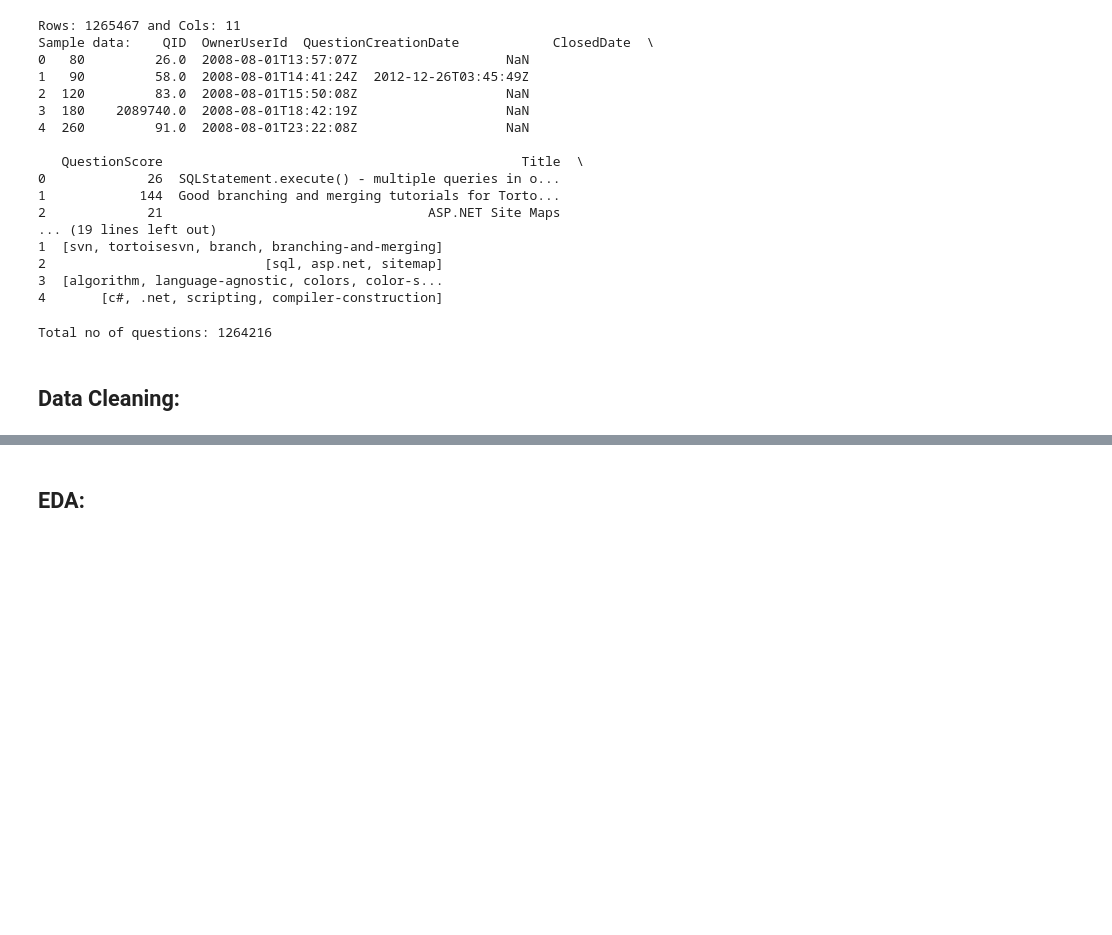
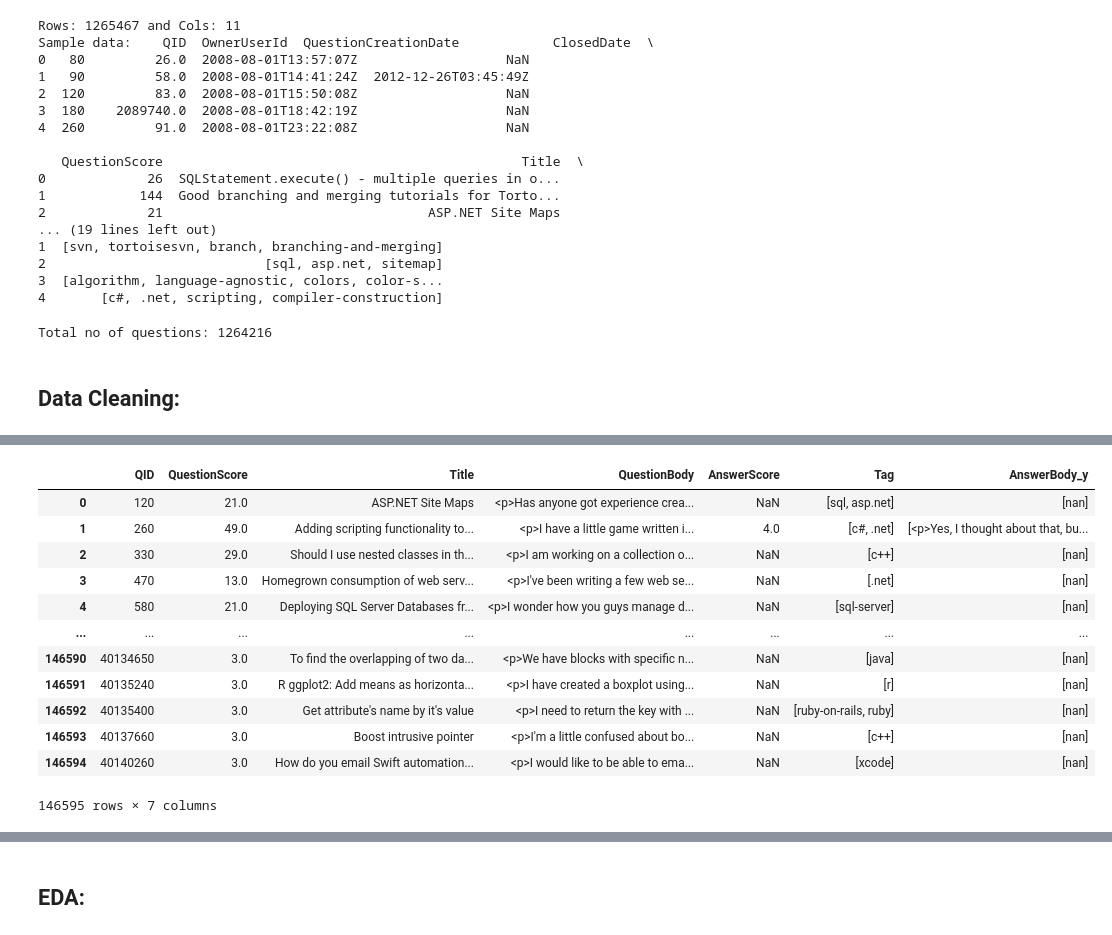
Before and after one commit to ii-varsha-ii/stackoverflow-tags-prediction, a Jupyter notebook: code/StackOverflow-Tags-Prediction-Notebook.ipynb, the cells around one changed output, grey strips where cells are left out. Saved outputs shown, nothing was run; the diff lists cells and outputs as text; code cells hidden in the pictures; blank space fills up the shorter version.

```diff
--- a/code/StackOverflow-Tags-Prediction-Notebook.ipynb
+++ b/code/StackOverflow-Tags-Prediction-Notebook.ipynb
@@ -175,0 +263,3 @@ print(data)
+# %%
+grouped_answers = data.groupby('QID')['AnswerBody'].apply(list)
+grouped_answers
@@ -175,0 +296,3 @@ print(data)
+# %%
+data_with_grouped_answers = data.merge(grouped_answers, left_on=['QID'], right_on=['QID'], how='left')
+data_with_grouped_answers = data_with_grouped_answers.drop(columns=['AnswerBody_x'])
@@ -175,0 +320,16 @@ print(data)
+# %%
+data_with_grouped_answers
+# %% [output]
+|  | QID | QuestionScore | Title | QuestionBody | AnswerScore | Tag | AnswerBody_y |
+| 0 | 120 | 21.0 | ASP.NET Site Maps | <p>Has anyone got experience crea... | NaN | [sql, asp.net] | [nan] |
+| 1 | 260 | 49.0 | Adding scripting functionality to... | <p>I have a little game written i... | 4.0 | [c#, .net] | [<p>Yes, I thought about that, bu... |
+| 2 | 330 | 29.0 | Should I use nested classes in th... | <p>I am working on a collection o... | NaN | [c++] | [nan] |
+| 3 | 470 | 13.0 | Homegrown consumption of web serv... | <p>I've been writing a few web se... | NaN | [.net] | [nan] |
+| 4 | 580 | 21.0 | Deploying SQL Server Databases fr... | <p>I wonder how you guys manage d... | NaN | [sql-server] | [nan] |
+| ... | ... | ... | ... | ... | ... | ... | ... |
+| 146590 | 40134650 | 3.0 | To find the overlapping of two da... | <p>We have blocks with specific n... | NaN | [java] | [nan] |
+| 146591 | 40135240 | 3.0 | R ggplot2: Add means as horizonta... | <p>I have created a boxplot using... | NaN | [r] | [nan] |
+| 146592 | 40135400 | 3.0 | Get attribute's name by it's value | <p>I need to return the key with ... | NaN | [ruby-on-rails, ruby] | [nan] |
+| 146593 | 40137660 | 3.0 | Boost intrusive pointer | <p>I'm a little confused about bo... | NaN | [c++] | [nan] |
+| 146594 | 40140260 | 3.0 | How do you email Swift automation... | <p>I would like to be able to ema... | NaN | [xcode] | [nan] |
+146595 rows × 7 columns
```
Also changed, not shown: parts of 32 cells of this notebook.
